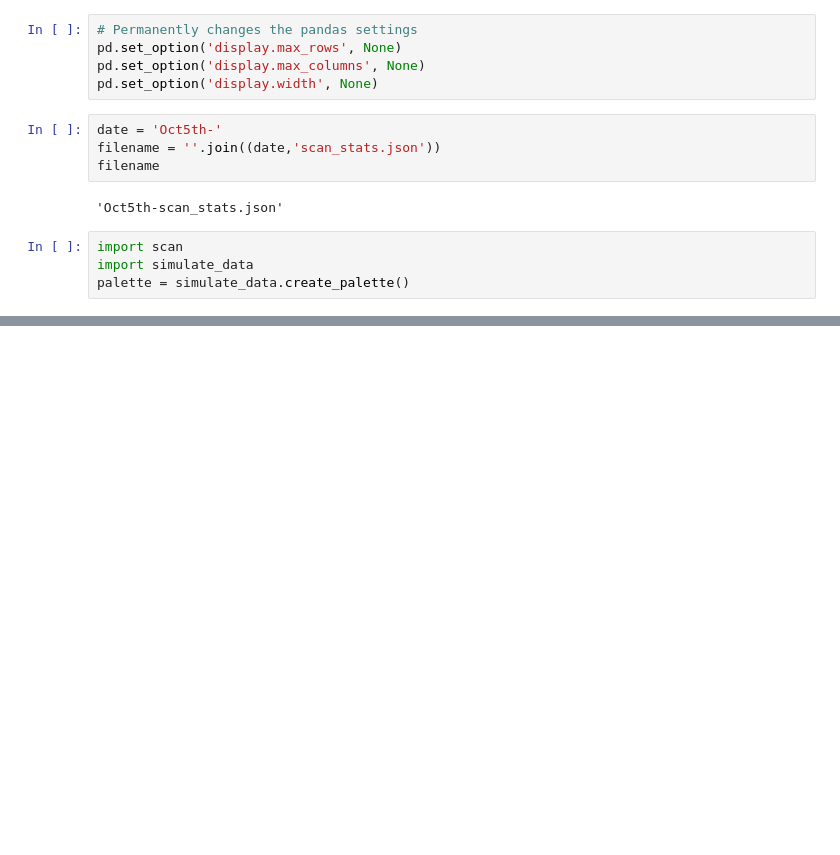
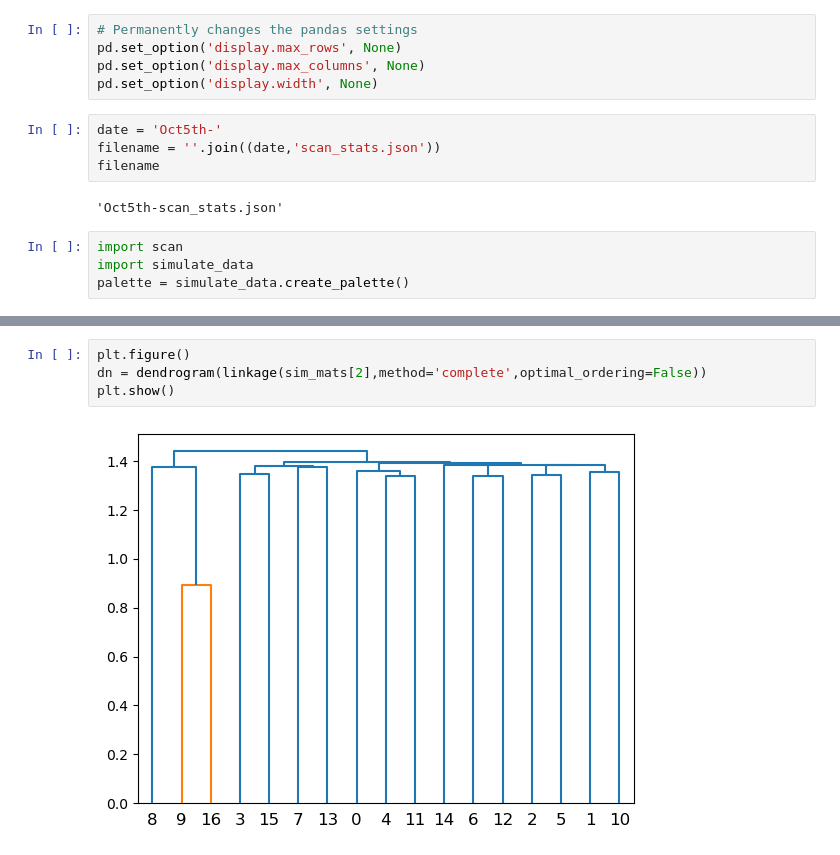
Before and after one commit to CosmicSurgery/thesis_notebooks, a Jupyter notebook: 2023.10.05 - Final Drafts v2/2023.10.06- Demo.ipynb, the cells around one changed output, grey strips where cells are left out. Drawn from its saved outputs; the diff is of its cells as text; blank space fills up the shorter version.

```diff
--- a/2023.10.05 - Final Drafts v2/2023.10.06- Demo.ipynb
+++ b/2023.10.05 - Final Drafts v2/2023.10.06- Demo.ipynb
@@ -58,0 +284,6 @@ end = time.time()
+# %%
+plt.figure()
+dn = dendrogram(linkage(sim_mats[2],method='complete',optimal_ordering=False))
+plt.show()
+# %% [output]
+[figure, added]
```
Also changed, not shown: parts of 19 cells of this notebook, 3 other files.
